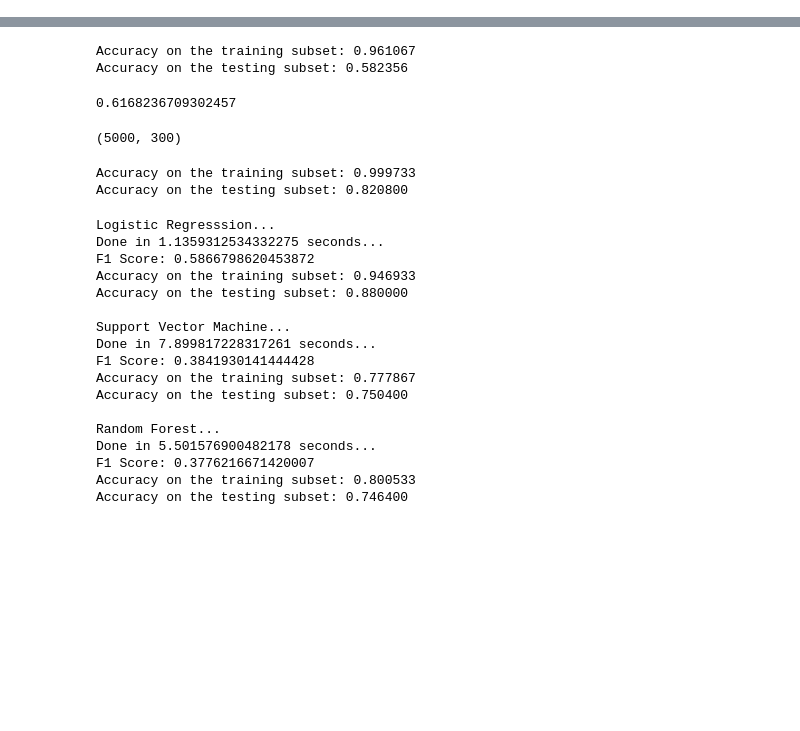
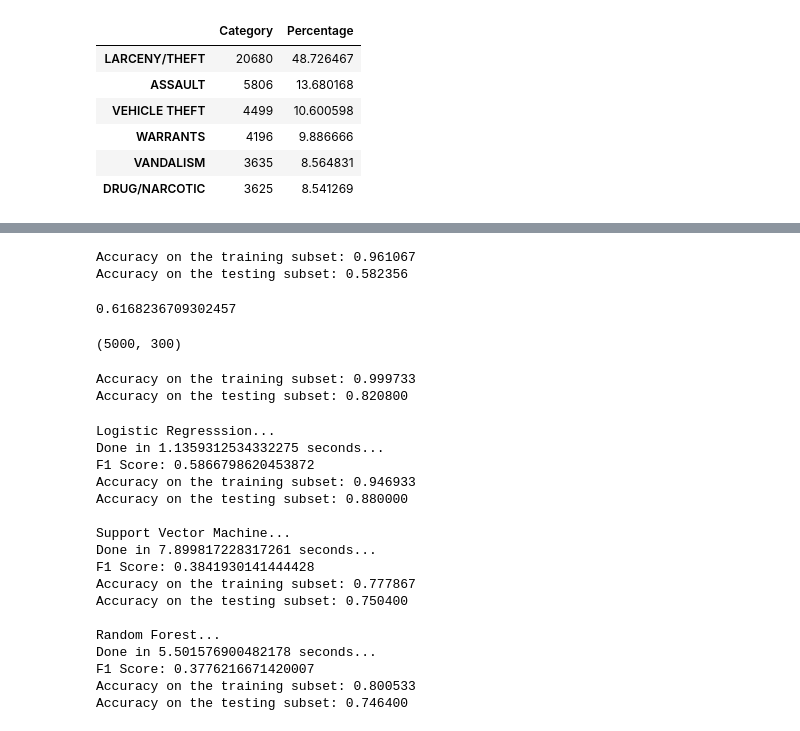
Before and after one commit to nassersaazi/ml_models, a Jupyter notebook: crime.ipynb, the cells around one changed output, grey strips where cells are left out. Drawn from its saved outputs; the diff is of its cells as text; code cells hidden in the pictures; blank space fills up the shorter version.

```diff
--- a/crime.ipynb
+++ b/crime.ipynb
@@ -22,0 +33,13 @@ crimes.shape
+# %%
+df = pd.DataFrame(df2['Category'].value_counts())
+total = df2.shape[0]
+df['Percentage'] = (df['Category'] / total) * 100
+df
+# %% [output]
+|  | Category | Percentage |
+| LARCENY/THEFT | 20680 | 48.726467 |
+| ASSAULT | 5806 | 13.680168 |
+| VEHICLE THEFT | 4499 | 10.600598 |
+| WARRANTS | 4196 | 9.886666 |
+| VANDALISM | 3635 | 8.564831 |
+| DRUG/NARCOTIC | 3625 | 8.541269 |
```
Also changed, not shown: parts of 4 cells of this notebook, 13 other files.
